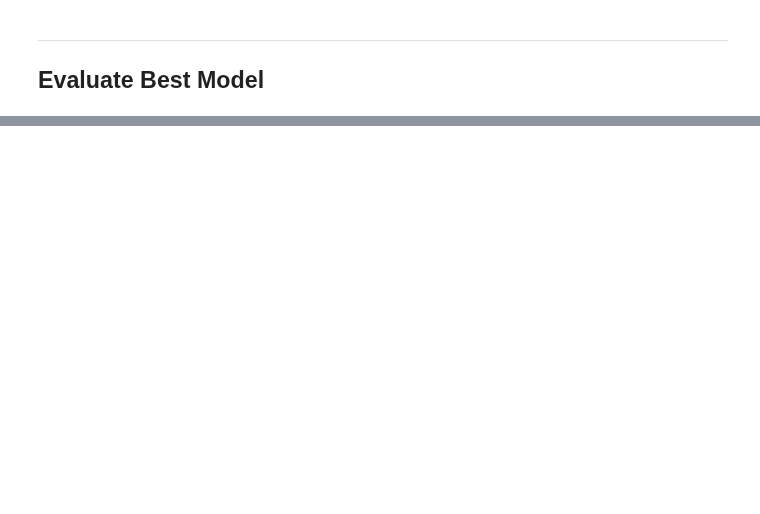
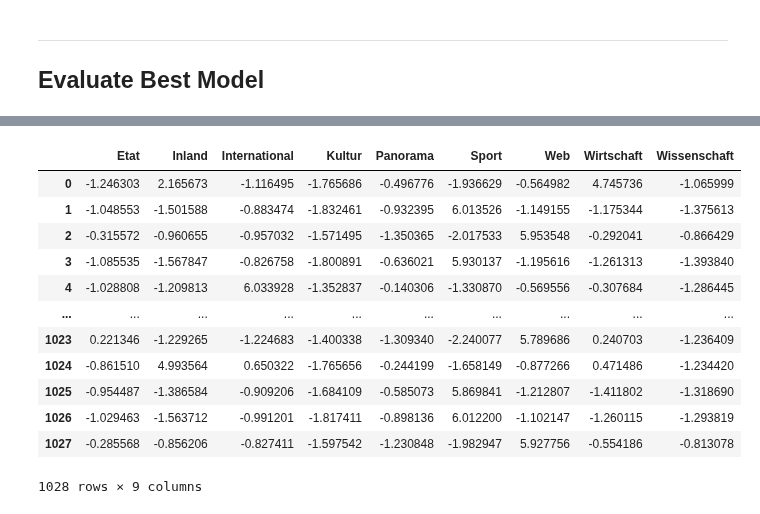
Before and after one commit to goerlitz/nlp-classification, a Jupyter notebook: notebooks/10kGNAD/colab/21_10kGNAD_simpletransformers_default.ipynb, the cells around one changed output, grey strips where cells are left out. Cells and saved outputs as stored; diff of their text form; code cells hidden in the pictures; blank space fills up the shorter version.

```diff
--- a/notebooks/10kGNAD/colab/21_10kGNAD_simpletransformers_default.ipynb
+++ b/notebooks/10kGNAD/colab/21_10kGNAD_simpletransformers_default.ipynb
@@ -23,14 +23,14 @@ Use following pretrained models on the 10k German News Articles dataset to class
 # %% [markdown]
 ## Prerequisites
 # %%
-# model_type = "distilbert"
-# model_name = "distilbert-base-german-cased"
+model_type = "distilbert"
+model_name = "distilbert-base-german-cased"
 
 # model_type = "bert"
 # model_name = "deepset/gbert-base"
 
-model_type = "electra"
-model_name = "deepset/gelectra-large"
+# model_type = "electra"
+# model_name = "deepset/gelectra-base"
 
 project_name = "10kgnad_default__" + model_name.replace("/", "_")
 # %%
@@ -173,9 +172,10 @@ def encode_labels(train: pd.DataFrame, test: pd.DataFrame):
     train_labels = le.fit_transform(train.labels)
     test_labels = le.transform(test.labels)
 
-    return train.assign(labels=train_labels), test.assign(labels=test_labels)
+    return train.assign(labels=train_labels), test.assign(labels=test_labels), le
 
-train_df, test_df = encode_labels(train_df, test_df)
+# caution overwriting data
+train_df, test_df, le = encode_labels(train_df, test_df)
 display(train_df.head())
 # %% [output]
 |  | labels | text |
@@ -304,3 +313,7 @@ while True:
+# %%
+# loading best model (as stored by SimpleTransformers)
+# CAUTION: for some reason this seems to be the last model not the best model
+model = ClassificationModel(model_type, "outputs/best_model")
 # %%
 result, model_outputs, wrong_predictions = model.eval_model(test_df, f1=f1_multiclass, acc=accuracy_score, precision=precision_multiclass, recall=recall_multiclass, wandb_log=False)
 pd.Series(result)
@@ -307,6 +328,20 @@ pd.Series(result)
 # %%
-preds = pd.DataFrame(model_outputs, columns=mapping_s)
+preds = pd.DataFrame(model_outputs, columns=le.classes_)
 preds
+# %% [output]
+|  | Etat | Inland | International | Kultur | Panorama | Sport | Web | Wirtschaft | Wissenschaft |
+| 0 | -1.246303 | 2.165673 | -1.116495 | -1.765686 | -0.496776 | -1.936629 | -0.564982 | 4.745736 | -1.065999 |
+| 1 | -1.048553 | -1.501588 | -0.883474 | -1.832461 | -0.932395 | 6.013526 | -1.149155 | -1.175344 | -1.375613 |
+| 2 | -0.315572 | -0.960655 | -0.957032 | -1.571495 | -1.350365 | -2.017533 | 5.953548 | -0.292041 | -0.866429 |
+| 3 | -1.085535 | -1.567847 | -0.826758 | -1.800891 | -0.636021 | 5.930137 | -1.195616 | -1.261313 | -1.393840 |
+| 4 | -1.028808 | -1.209813 | 6.033928 | -1.352837 | -0.140306 | -1.330870 | -0.569556 | -0.307684 | -1.286445 |
+| ... | ... | ... | ... | ... | ... | ... | ... | ... | ... |
+| 1023 | 0.221346 | -1.229265 | -1.224683 | -1.400338 | -1.309340 | -2.240077 | 5.789686 | 0.240703 | -1.236409 |
+| 1024 | -0.861510 | 4.993564 | 0.650322 | -1.765656 | -0.244199 | -1.658149 | -0.877266 | 0.471486 | -1.234420 |
+| 1025 | -0.954487 | -1.386584 | -0.909206 | -1.684109 | -0.585073 | 5.869841 | -1.212807 | -1.411802 | -1.318690 |
+| 1026 | -1.029463 | -1.563712 | -0.991201 | -1.817411 | -0.898136 | 6.012200 | -1.102147 | -1.260115 | -1.293819 |
+| 1027 | -0.285568 | -0.856206 | -0.827411 | -1.597542 | -1.230848 | -1.982947 | 5.927756 | -0.554186 | -0.813078 |
+1028 rows × 9 columns
 # %%
 # preds.to_csv("data/predictions.csv", index=False)
 # %%
```
Also changed, not shown: parts of 11 cells of this notebook.
